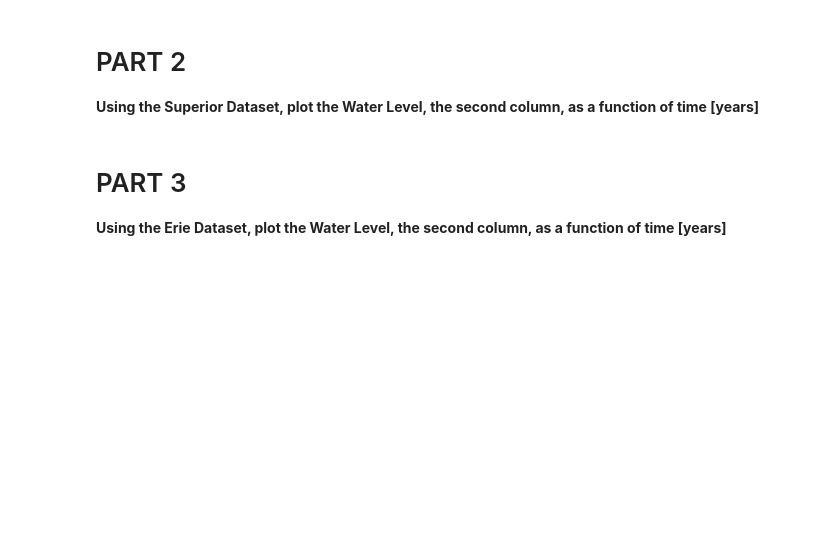
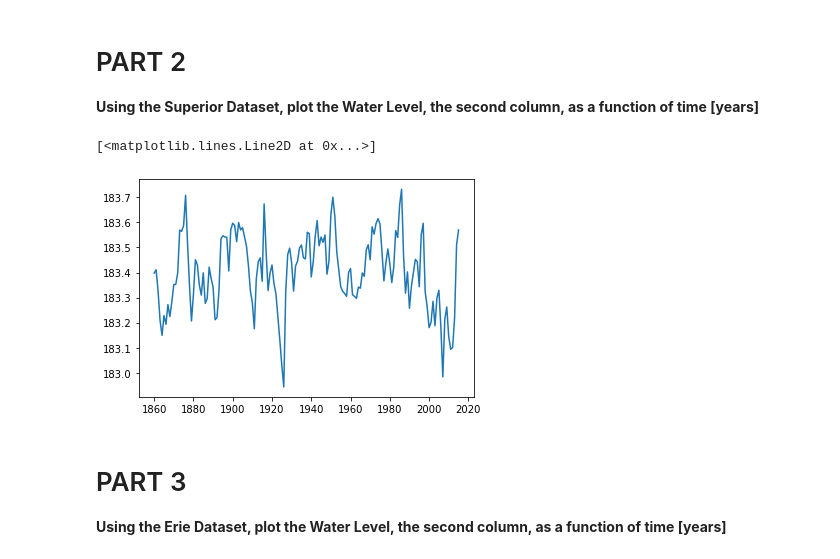
Before and after one commit to mullig47/CMSE202_Git_Started, a Jupyter notebook: Great_Lakes_and_Grand_River.ipynb, the cells around one changed output. Cells and saved outputs as stored; diff of their text form; code cells hidden in the pictures; blank space fills up the shorter version.

```diff
--- a/Great_Lakes_and_Grand_River.ipynb
+++ b/Great_Lakes_and_Grand_River.ipynb
@@ -39,3 +37,12 @@ This notebook **might look very familiar!** It is based off a CMSE 201 assignmen
+# %%
+# Insert Code Here
+df = np.loadtxt('data/sup.csv', delimiter=',', dtype=str)[1:,:2].astype('float64')
+
+# plot
+plt.plot(df[:,:1], df[:,1:])
+# %% [output]
+[<matplotlib.lines.Line2D at 0x...>]
+[figure, added]
 # %% [markdown]
 # PART 3
 
```
Also changed, not shown: parts of 4 cells of this notebook, 2 other files.
